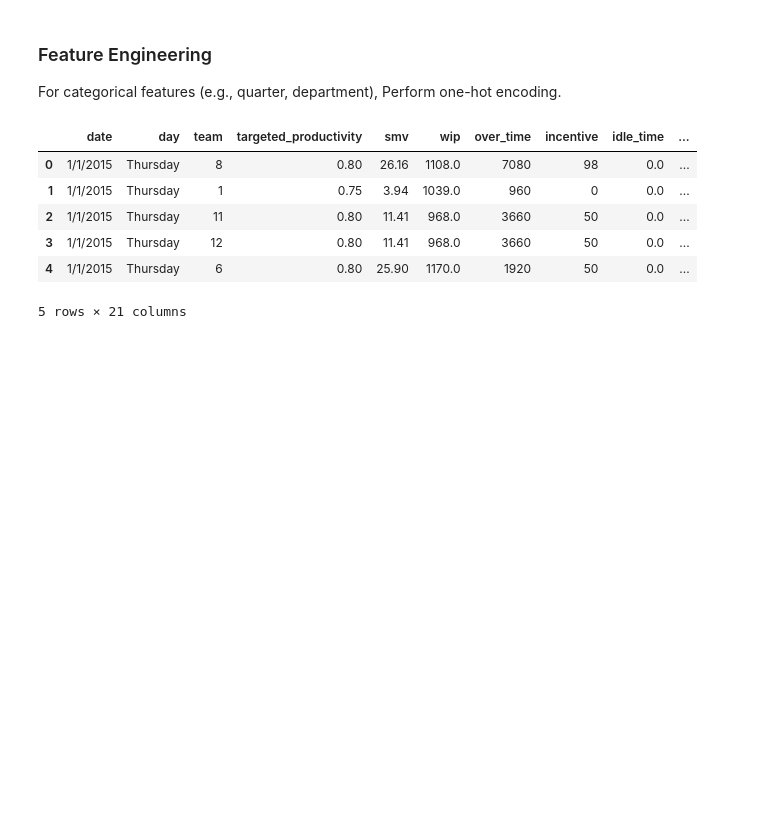
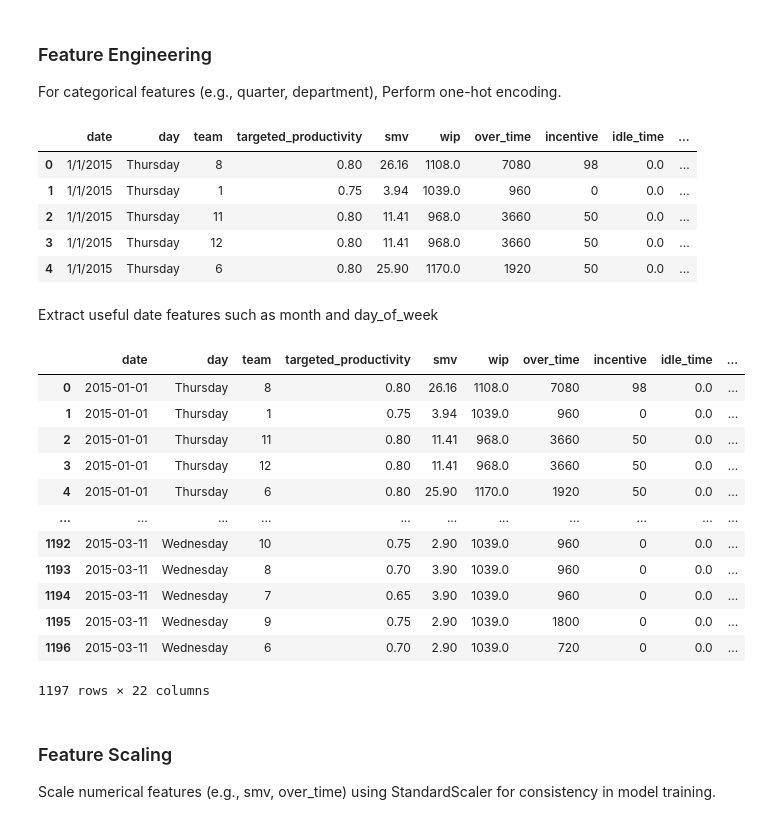
Before and after one commit to Lynn-rose/Garment-Worker-Productivity-Prediction-, a Jupyter notebook: Garment Worker Productivity Prediction .ipynb, the cells around one changed output. Saved outputs shown, nothing was run; the diff lists cells and outputs as text; code cells hidden in the pictures; blank space fills up the shorter version.

```diff
--- a/Garment Worker Productivity Prediction .ipynb
+++ b/Garment Worker Productivity Prediction .ipynb
@@ -187,3 +187,5 @@ we see that there are no miising values all of them have been filled so we go ah
+# %%
+df = df.drop_duplicates()
 # %%
 # Function to plot outliers using boxplots
 def plot_outliers(df, columns):
@@ -251,6 +253,8 @@ From the boxplots above,it is clear that all the outliers are well managed.
 ### Feature Engineering
 For categorical features (e.g., quarter, department), Perform one-hot encoding.
 # %%
+# Clean the data
+df['department'] = df['department'].str.strip().str.lower()
 # Perform one-hot encoding
 df = pd.get_dummies(df, columns=['quarter', 'department'], drop_first=False)
 df.head()
@@ -261,4 +265,32 @@ df.head()
 | 2 | 1/1/2015 | Thursday | 11 | 0.80 | 11.41 | 968.0 | 3660 | 50 | 0.0 | ... |
 | 3 | 1/1/2015 | Thursday | 12 | 0.80 | 11.41 | 968.0 | 3660 | 50 | 0.0 | ... |
 | 4 | 1/1/2015 | Thursday | 6 | 0.80 | 25.90 | 1170.0 | 1920 | 50 | 0.0 | ... |
-5 rows × 21 columns
+# %% [markdown]
+ Extract useful date features such as month and day_of_week
+# %%
+# Convert the date column to a pandas datetime object
+df['date'] = pd.to_datetime(df['date'])
+
+# Extract useful features
+df['month'] = df['date'].dt.month  # Extract month (1-12)
+df['day_of_week'] = df['date'].dt.dayofweek  # Extract day of the week (0=Monday, 6=Sunday)
+#df['day_name'] = df['date'].dt.day_name()  # Extract day name (e.g., Monday
+df
+# %% [output]
+|  | date | day | team | targeted_productivity | smv | wip | over_time | incentive | idle_time | ... |
+| 0 | 2015-01-01 | Thursday | 8 | 0.80 | 26.16 | 1108.0 | 7080 | 98 | 0.0 | ... |
+| 1 | 2015-01-01 | Thursday | 1 | 0.75 | 3.94 | 1039.0 | 960 | 0 | 0.0 | ... |
+| 2 | 2015-01-01 | Thursday | 11 | 0.80 | 11.41 | 968.0 | 3660 | 50 | 0.0 | ... |
+| 3 | 2015-01-01 | Thursday | 12 | 0.80 | 11.41 | 968.0 | 3660 | 50 | 0.0 | ... |
+| 4 | 2015-01-01 | Thursday | 6 | 0.80 | 25.90 | 1170.0 | 1920 | 50 | 0.0 | ... |
+| ... | ... | ... | ... | ... | ... | ... | ... | ... | ... | ... |
+| 1192 | 2015-03-11 | Wednesday | 10 | 0.75 | 2.90 | 1039.0 | 960 | 0 | 0.0 | ... |
+| 1193 | 2015-03-11 | Wednesday | 8 | 0.70 | 3.90 | 1039.0 | 960 | 0 | 0.0 | ... |
+| 1194 | 2015-03-11 | Wednesday | 7 | 0.65 | 3.90 | 1039.0 | 960 | 0 | 0.0 | ... |
+| 1195 | 2015-03-11 | Wednesday | 9 | 0.75 | 2.90 | 1039.0 | 1800 | 0 | 0.0 | ... |
+| 1196 | 2015-03-11 | Wednesday | 6 | 0.70 | 2.90 | 1039.0 | 720 | 0 | 0.0 | ... |
+1197 rows × 22 columns
+# %% [markdown]
+### Feature Scaling
+Scale numerical features (e.g., smv, over_time) using StandardScaler for consistency
+in model training.
```
Also changed, not shown: parts of 1 cell of this notebook.
